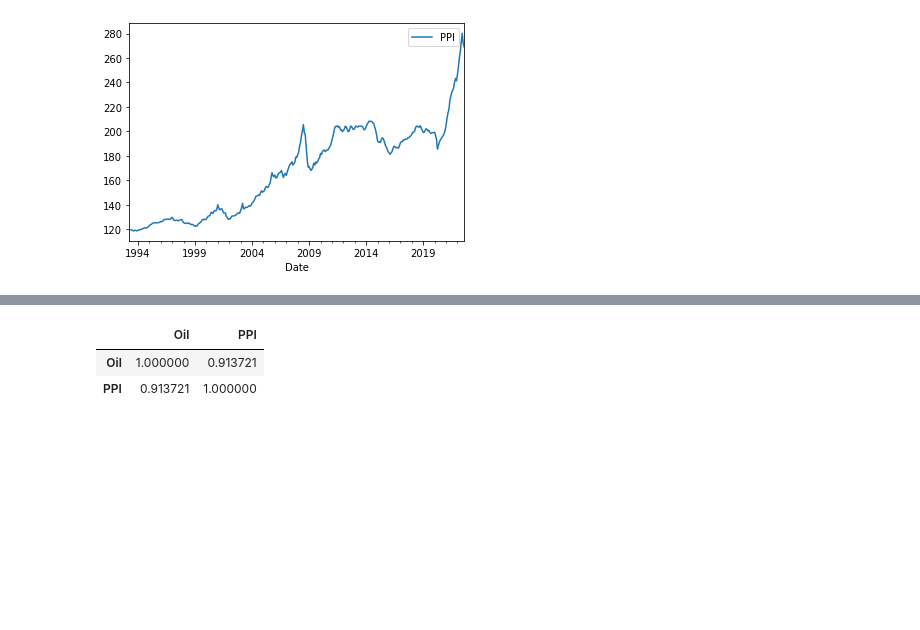
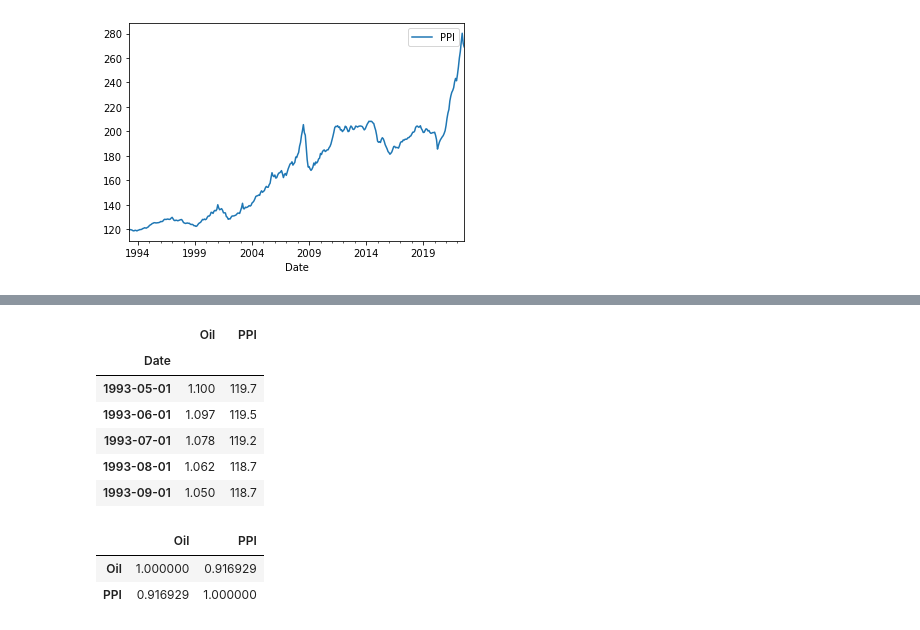
Before and after one commit to CUNY-SPS-Data-Science-Program/set-up-yathdeep, a Jupyter notebook: BrainStumpers-4/BrainStumper4.ipynb, the cells around one changed output, grey strips where cells are left out. Saved outputs shown, nothing was run; the diff lists cells and outputs as text; code cells hidden in the pictures; blank space fills up the shorter version.

```diff
--- a/BrainStumpers-4/BrainStumper4.ipynb
+++ b/BrainStumpers-4/BrainStumper4.ipynb
@@ -189,7 +189,18 @@ selected_ppi_oil = pd.DataFrame(zip(gasoline_prices_cpi['Oil'],
+# %%
+gasoline_prices_ppi=pd.merge(gas_prices,ppi_data,on='Date')
+gasoline_prices_ppi.head()
+# %% [output]
+|  | Oil | PPI |
+| Date |  |  |
+| 1993-05-01 | 1.100 | 119.7 |
+| 1993-06-01 | 1.097 | 119.5 |
+| 1993-07-01 | 1.078 | 119.2 |
+| 1993-08-01 | 1.062 | 118.7 |
+| 1993-09-01 | 1.050 | 118.7 |
 # %%
 # Lets calculate corelation between Gasoline prices and PPI
-selected_ppi_oil.corr()
+gasoline_prices_ppi.corr()
 # %% [output]
 |  | Oil | PPI |
-| Oil | 1.000000 | 0.913721 |
-| PPI | 0.913721 | 1.000000 |
+| Oil | 1.000000 | 0.916929 |
+| PPI | 0.916929 | 1.000000 |
```
Also changed, not shown: parts of 25 cells of this notebook.
